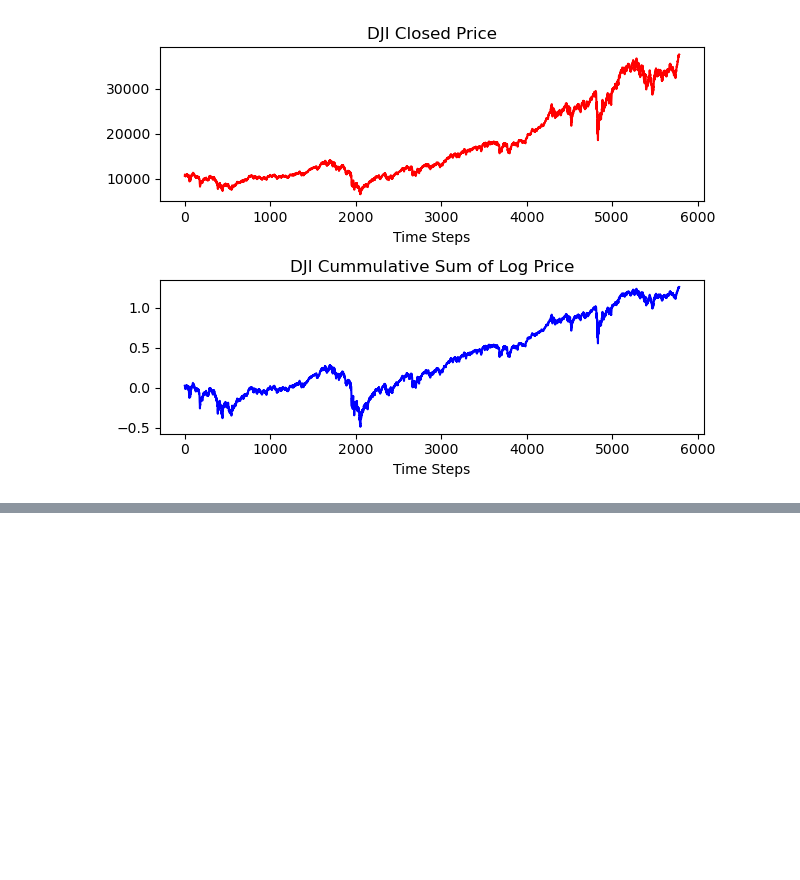
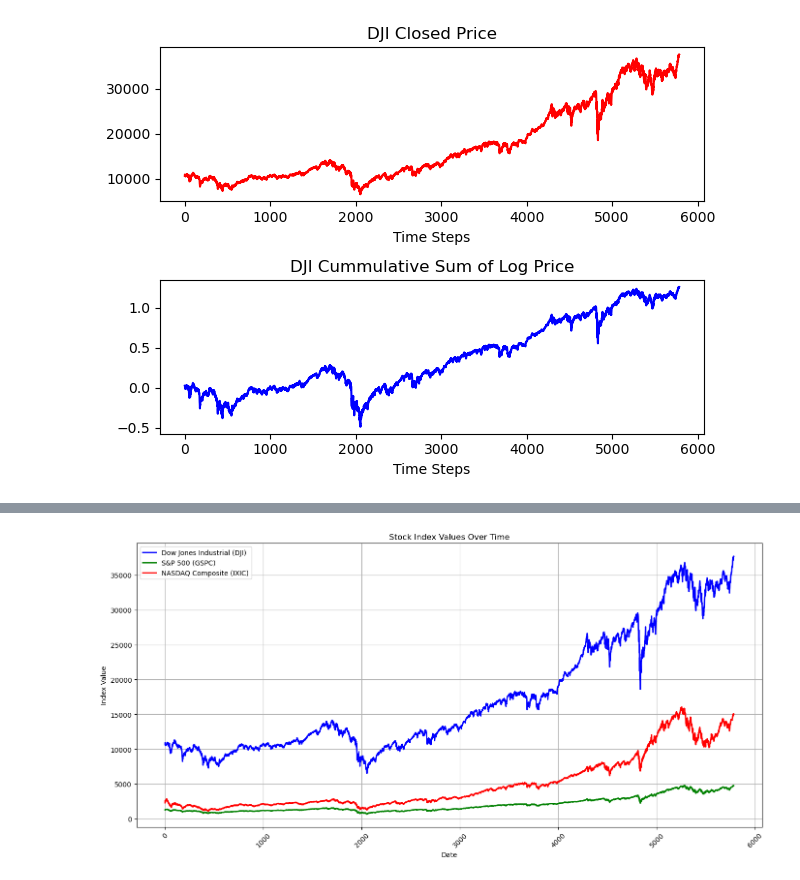
Before and after one commit to blitzionic/FinRL---Stock-Prediction, a Jupyter notebook: models/lstm/training.ipynb, the cells around one changed output, grey strips where cells are left out. Drawn from its saved outputs; the diff is of its cells as text; code cells hidden in the pictures; blank space fills up the shorter version.

```diff
--- a/models/lstm/training.ipynb
+++ b/models/lstm/training.ipynb
@@ -247,0 +238,22 @@ fig2.tight_layout()
+# %%
+file_path = 'composite_stocks.csv'
+data = pd.read_csv(file_path)
+
+data['date'] = pd.to_datetime(data['date'])
+
+# Plotting the data
+plt.figure(figsize=(14, 7))
+plt.plot(data['DJI'], label='Dow Jones Industrial (DJI)', color='blue', linewidth=2)
+plt.plot(data['GSPC'], label='S&P 500 (GSPC)', color='green', linewidth=2)
+plt.plot(data['IXIC'], label='NASDAQ Composite (IXIC)', color='red', linewidth=2)
+
+plt.title('Stock Index Values Over Time')
+plt.xlabel('Date')
+plt.ylabel('Index Value')
+plt.legend()
+plt.grid(True)
+plt.xticks(rotation=45)
+plt.tight_layout()
+plt.show()
+# %% [output]
+[figure, added]
```
Also changed, not shown: parts of 14 cells of this notebook, 1 other file.
